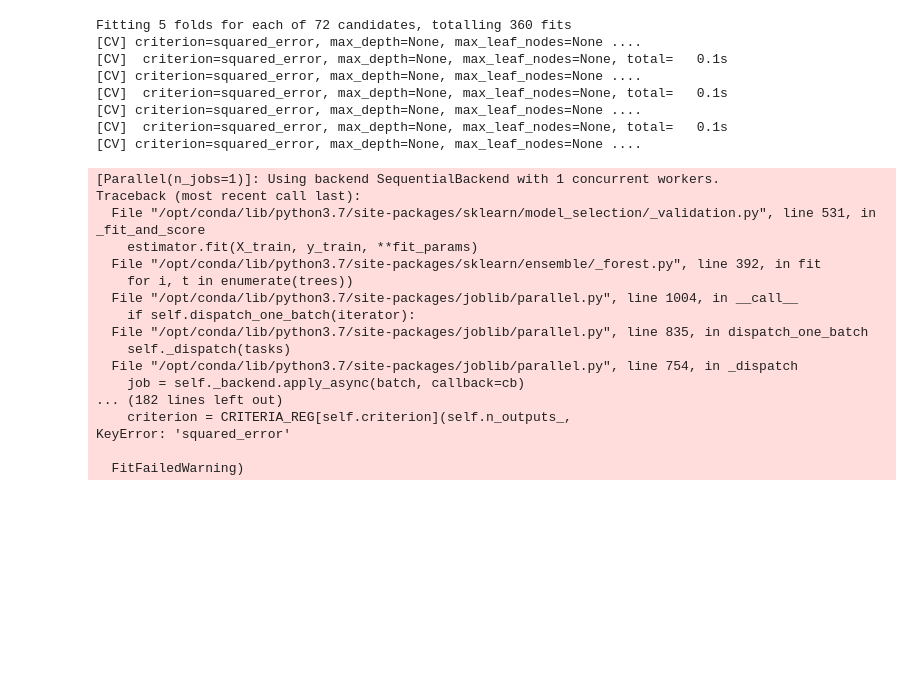
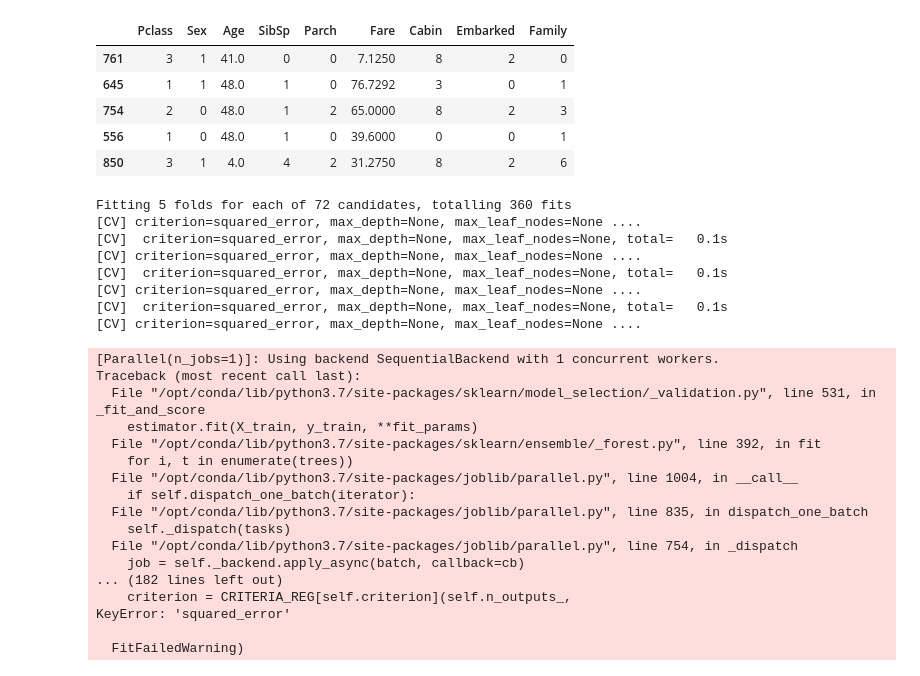
Before and after one commit to dekennedy/Titanic, a Jupyter notebook: getting-started-with-titanic.ipynb, the cells around one changed output. Drawn from its saved outputs; the diff is of its cells as text; code cells hidden in the pictures; blank space fills up the shorter version.

```diff
--- a/getting-started-with-titanic.ipynb
+++ b/getting-started-with-titanic.ipynb
@@ -249,34 +218,45 @@ def clean(data):
     cols= ["Family", "Fare", "Age"]
     for col in cols:
         data[col].fillna(data[col].median(), inplace=True)
 
     #fill Embarked with U for Unknown
     data.Embarked.fillna('U', inplace=True)
 
     #fill Cabin with U for Unknown
     data.Cabin.fillna('U', inplace=True)
     data['Cabin'] = train_data['Cabin'].astype(str).str[0]
 
 
     #map string columns
 
     cols_to_map = ['Sex', 'Embarked', 'Cabin']
     for col in cols_to_map:
         data[col] = le.fit_transform(data[col])
 
 
     return data
 
 train_data = clean(train_data)
 test_data = clean(test_data)
 
 
 
 
 y = train_data["Survived"]
 X = train_data.drop("Survived", axis=1)
 
-X_train, X_val, y_train, y_val = train_test_split(X, y, test_size = .2, random_state = 42)
+X_train, X_val, y_train, y_val = train_test_split(X, y, test_size = .8, random_state = 42)
+
+
+
+X_train.head()
+# %% [output]
+|  | Pclass | Sex | Age | SibSp | Parch | Fare | Cabin | Embarked | Family |
+| 761 | 3 | 1 | 41.0 | 0 | 0 | 7.1250 | 8 | 2 | 0 |
+| 645 | 1 | 1 | 48.0 | 1 | 0 | 76.7292 | 3 | 0 | 1 |
+| 754 | 2 | 0 | 48.0 | 1 | 2 | 65.0000 | 8 | 2 | 3 |
+| 556 | 1 | 0 | 48.0 | 1 | 0 | 39.6000 | 0 | 0 | 1 |
+| 850 | 3 | 1 | 4.0 | 4 | 2 | 31.2750 | 8 | 2 | 6 |
 # %%
 from sklearn.ensemble import RandomForestRegressor
 from sklearn.model_selection import GridSearchCV
```
Also changed, not shown: parts of 9 cells of this notebook.
